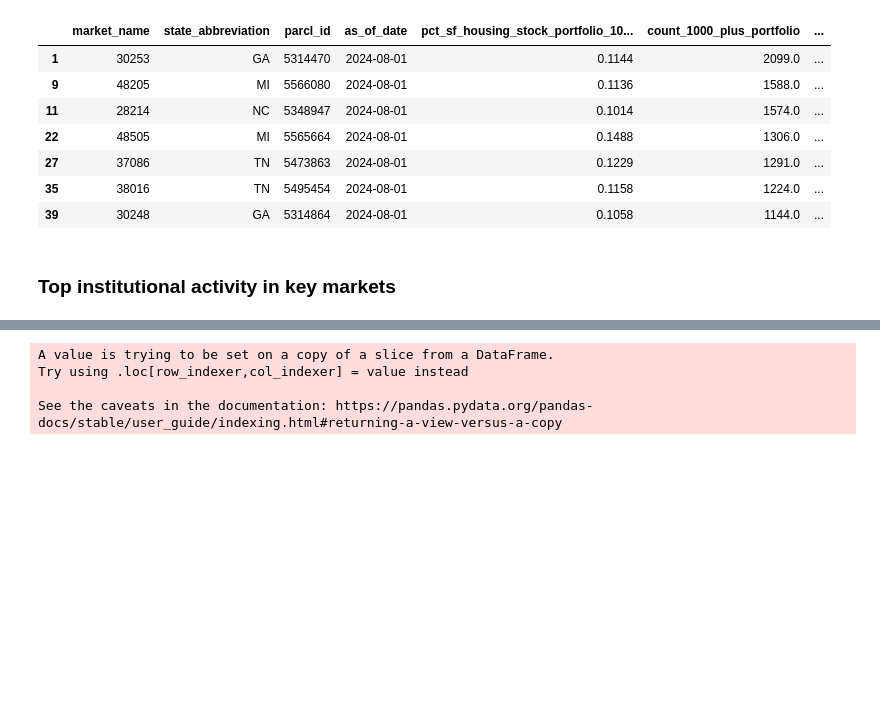
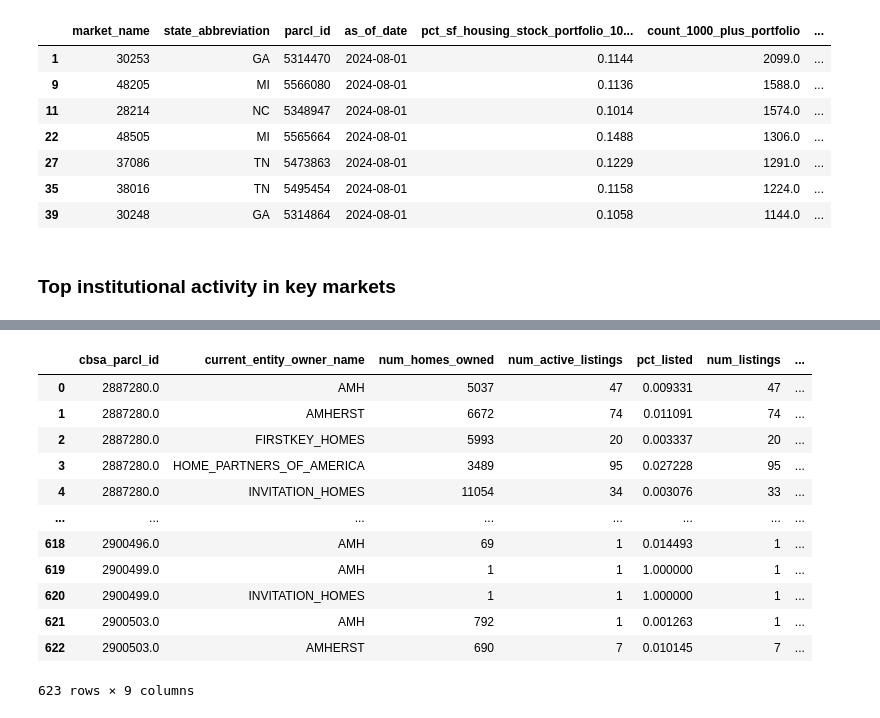
Before and after one commit to ParclLabs/parcllabs-cookbook, a Jupyter notebook: examples/experimental/supply_and_demand/wip_who_is_providing_supply_v2.ipynb, the cells around one changed output, grey strips where cells are left out. Saved outputs shown, nothing was run; the diff lists cells and outputs as text; code cells hidden in the pictures; blank space fills up the shorter version.

Commit message:
manipulate output with market context

```diff
--- a/examples/experimental/supply_and_demand/wip_who_is_providing_supply_v2.ipynb
+++ b/examples/experimental/supply_and_demand/wip_who_is_providing_supply_v2.ipynb
@@ -706,4 +675,0 @@ history.head(100)
-# %%
-# strip out listing removed parcl_ids
-to_remove_parcl_ids = history.loc[history['last_event_name']=='LISTING_REMOVED']['parcl_property_id'].unique()
-history = history.loc[~history['parcl_property_id'].isin(to_remove_parcl_ids)]
@@ -719,19 +676,24 @@ national_agg.head()
 # %%
+from typing import List
+
+
 def prepare_output_data(
-        scope='national'
+        input_data: pd.DataFrame,
+        scope='national',
+        groupers=List[str],
+        cols=List[str]
 ):
     if scope == 'national':
-        groupers = ['current_entity_owner_name']
-        data = history.copy(deep=True)
-        list_changes = data[['parcl_property_id', 'current_entity_owner_name', 'first_price', 'last_price', 'first_date', 'last_date']].drop_duplicates()
+        data = input_data.copy(deep=True)
+        list_changes = data[cols].drop_duplicates()
     if scope == 'cbsa':
-        groupers = ['cbsa_parcl_id','current_entity_owner_name']
-        #
-        data = history.loc[history['cbsa_parcl_id'].notnull()]
+        data = input_data.loc[input_data['cbsa_parcl_id'].notnull()].copy(deep=True)
         data['cbsa_parcl_id'] = data['cbsa_parcl_id'].astype(int)
-        list_changes = tmp[['parcl_property_id', 'cbsa_parcl_id', 'current_entity_owner_name', 'first_price', 'last_price', 'first_date', 'last_date']].drop_duplicates()
+        list_changes = data[cols].drop_duplicates()
     # calculate price declines
     list_changes['pct_price_change'] = (list_changes['last_price'] - list_changes['first_price']) / list_changes['first_price']
+    # filter out listings where the absolute price change is greater than 20%
+    list_changes = list_changes.loc[abs(list_changes['pct_price_change']) <= 0.2]
     list_changes['price_decline_idx'] = list_changes['pct_price_change'].apply(lambda x: 1 if x != 0 else 0)
     # calculate the percent of all listings by current_entity_owner_name that have seen a price decline. Also calculate the average price decline
 
@@ -750,15 +712,6 @@ def prepare_output_data(
     current_own = current_own.rename(columns={'parcl_property_id': 'num_homes_owned'})
     share_listed = pd.merge(current_own, current_list, on=groupers)
     share_listed['pct_listed'] = share_listed['num_active_listings'] / share_listed['num_homes_owned']
-
     # merge with national_agg
     share_listed = pd.merge(share_listed, national_agg, on=groupers)
     return share_listed
-
-national = prepare_output_data(scope='national')
-market = prepare_output_data(scope='cbsa')
-# %% [output]
-A value is trying to be set on a copy of a slice from a DataFrame.
-Try using .loc[row_indexer,col_indexer] = value instead
-
-See the caveats in the documentation: https://pandas.pydata.org/pandas-docs/stable/user_guide/indexing.html#returning-a-view-versus-a-copy
@@ -768,3 +718,17 @@ See the caveats in the documentation: https://pandas.pydata.org/pandas-docs/stab
+# %%
+history = calc_first_last_price(history)
+national = prepare_output_data(
+    input_data=history,
+    scope='national',
+    groupers=['current_entity_owner_name'],
+    cols=['parcl_property_id', 'current_entity_owner_name', 'first_price', 'last_price', 'first_date', 'last_date']
+)
+market = prepare_output_data(
+    input_data=history,
+    scope='cbsa',
+    groupers=['cbsa_parcl_id','current_entity_owner_name'],
+    cols=['parcl_property_id', 'cbsa_parcl_id', 'current_entity_owner_name', 'first_price', 'last_price', 'first_date', 'last_date']
+)
 # %%
 
 national = national.drop('num_active_listings', axis=1)
@@ -787,3 +751,19 @@ national.to_csv(f'{output_dir}/national_institutional_investor_metrics.csv', ind
+# %%
+market
+# %% [output]
+|  | cbsa_parcl_id | current_entity_owner_name | num_homes_owned | num_active_listings | pct_listed | num_listings | ... |
+| 0 | 2887280.0 | AMH | 5037 | 47 | 0.009331 | 47 | ... |
+| 1 | 2887280.0 | AMHERST | 6672 | 74 | 0.011091 | 74 | ... |
+| 2 | 2887280.0 | FIRSTKEY_HOMES | 5993 | 20 | 0.003337 | 20 | ... |
+| 3 | 2887280.0 | HOME_PARTNERS_OF_AMERICA | 3489 | 95 | 0.027228 | 95 | ... |
+| 4 | 2887280.0 | INVITATION_HOMES | 11054 | 34 | 0.003076 | 33 | ... |
+| ... | ... | ... | ... | ... | ... | ... | ... |
+| 618 | 2900496.0 | AMH | 69 | 1 | 0.014493 | 1 | ... |
+| 619 | 2900499.0 | AMH | 1 | 1 | 1.000000 | 1 | ... |
+| 620 | 2900499.0 | INVITATION_HOMES | 1 | 1 | 1.000000 | 1 | ... |
+| 621 | 2900503.0 | AMH | 792 | 1 | 0.001263 | 1 | ... |
+| 622 | 2900503.0 | AMHERST | 690 | 7 | 0.010145 | 7 | ... |
+623 rows × 9 columns
 # %%
 mkt_breakout = market.groupby('cbsa_parcl_id').agg(
     num_listings=('num_listings', 'sum'),
```
Also changed, not shown: parts of 25 cells of this notebook.
